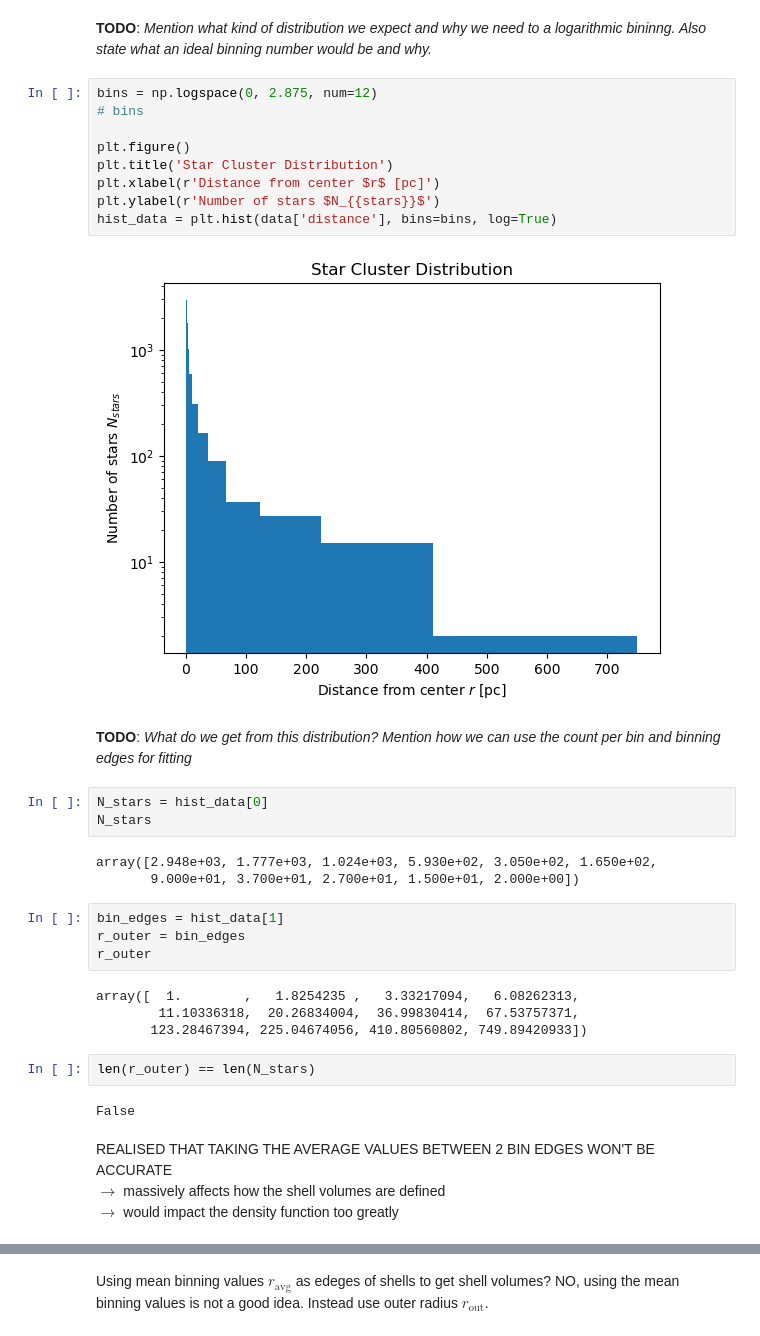
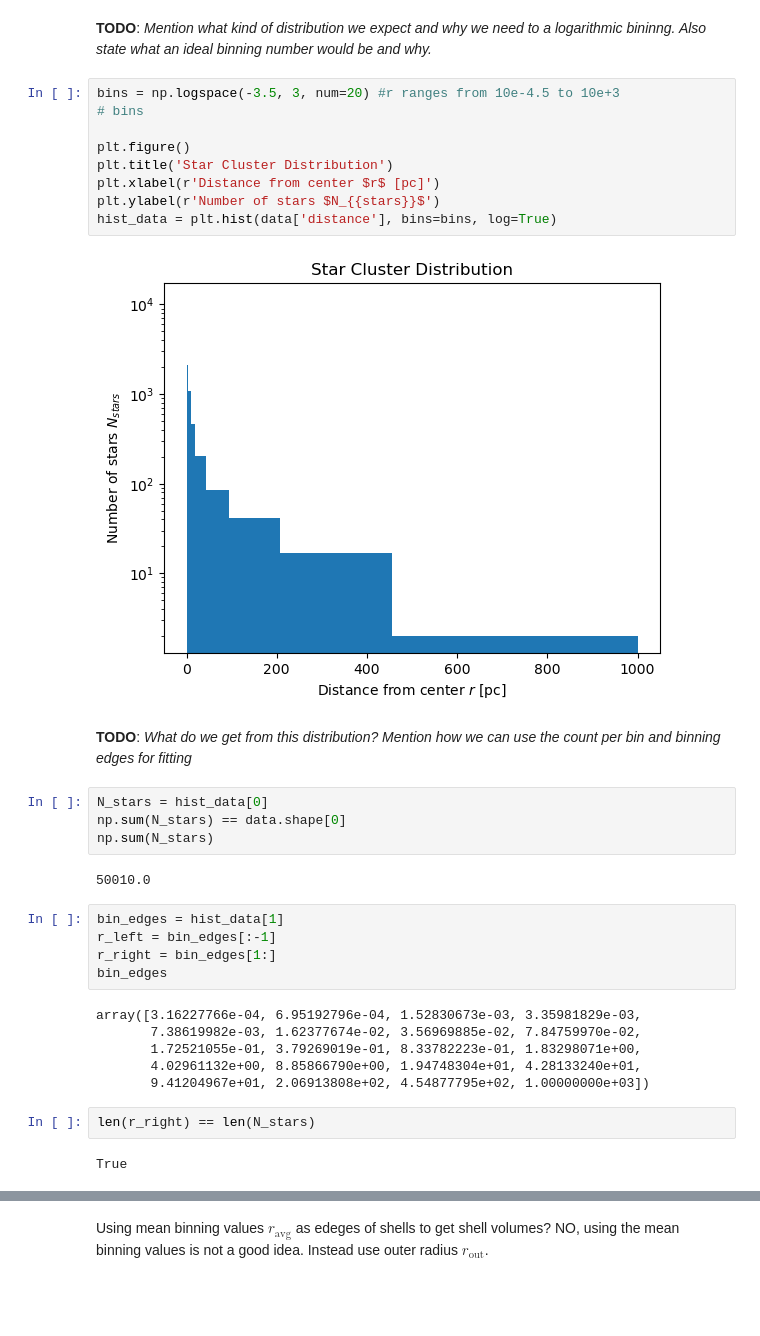
Before and after one commit to nshakm/comp_astro_n_body, a Jupyter notebook: AnshakMallik_N-BodyProject_ComputationalAstrophysics_HS23.ipynb, the cells around one changed output, grey strips where cells are left out. Saved outputs shown, nothing was run; the diff lists cells and outputs as text; blank space fills up the shorter version.

```diff
--- a/AnshakMallik_N-BodyProject_ComputationalAstrophysics_HS23.ipynb
+++ b/AnshakMallik_N-BodyProject_ComputationalAstrophysics_HS23.ipynb
@@ -82,38 +85,37 @@ ax.scatter(x, y, z)
 #### Fitting Hernquist profile
 # %% [markdown]
 **TODO**: _Mention what kind of distribution we expect and why we need to a logarithmic bininng. Also state what an ideal binning number would be and why._
-# %%
-bins = np.logspace(0, 2.875, num=12)
-# bins
-
-plt.figure()
-plt.title('Star Cluster Distribution')
-plt.xlabel(r'Distance from center $r$ [pc]')
-plt.ylabel(r'Number of stars $N_{{stars}}$')
-hist_data = plt.hist(data['distance'], bins=bins, log=True)
-# %% [output]
-[figure, removed]
-# %% [markdown]
-**TODO**: _What do we get from this distribution? Mention how we can use the count per bin and binning edges for fitting_
 # %%
-N_stars = hist_data[0]
-N_stars
+bins = np.logspace(-3.5, 3, num=20) #r ranges from 10e-4.5 to 10e+3
+# bins
+
+plt.figure()
+plt.title('Star Cluster Distribution')
+plt.xlabel(r'Distance from center $r$ [pc]')
+plt.ylabel(r'Number of stars $N_{{stars}}$')
+hist_data = plt.hist(data['distance'], bins=bins, log=True)
 # %% [output]
-array([2.948e+03, 1.777e+03, 1.024e+03, 5.930e+02, 3.050e+02, 1.650e+02,
-       9.000e+01, 3.700e+01, 2.700e+01, 1.500e+01, 2.000e+00])
+[figure, added]
+# %% [markdown]
+**TODO**: _What do we get from this distribution? Mention how we can use the count per bin and binning edges for fitting_
+# %%
+N_stars = hist_data[0]
+np.sum(N_stars) == data.shape[0]
+np.sum(N_stars)
+# %% [output]
+50010.0
 # %%
 bin_edges = hist_data[1]
-r_outer = bin_edges
-r_outer
+r_left = bin_edges[:-1]
+r_right = bin_edges[1:]
+bin_edges
 # %% [output]
-array([  1.        ,   1.8254235 ,   3.33217094,   6.08262313,
-        11.10336318,  20.26834004,  36.99830414,  67.53757371,
-       123.28467394, 225.04674056, 410.80560802, 749.89420933])
+array([3.16227766e-04, 6.95192796e-04, 1.52830673e-03, 3.35981829e-03,
+       7.38619982e-03, 1.62377674e-02, 3.56969885e-02, 7.84759970e-02,
+       1.72521055e-01, 3.79269019e-01, 8.33782223e-01, 1.83298071e+00,
+       4.02961132e+00, 8.85866790e+00, 1.94748304e+01, 4.28133240e+01,
+       9.41204967e+01, 2.06913808e+02, 4.54877795e+02, 1.00000000e+03])
 # %%
-len(r_outer) == len(N_stars)
+len(r_right) == len(N_stars)
 # %% [output]
-False
+True
-# %% [markdown]
-REALISED THAT TAKING THE AVERAGE VALUES BETWEEN 2 BIN EDGES WON'T BE ACCURATE <br>
-$\rightarrow$ massively affects how the shell volumes are defined <br>
-$\rightarrow$ would impact the density function too greatly
```
Also changed, not shown: parts of 110 cells of this notebook.
